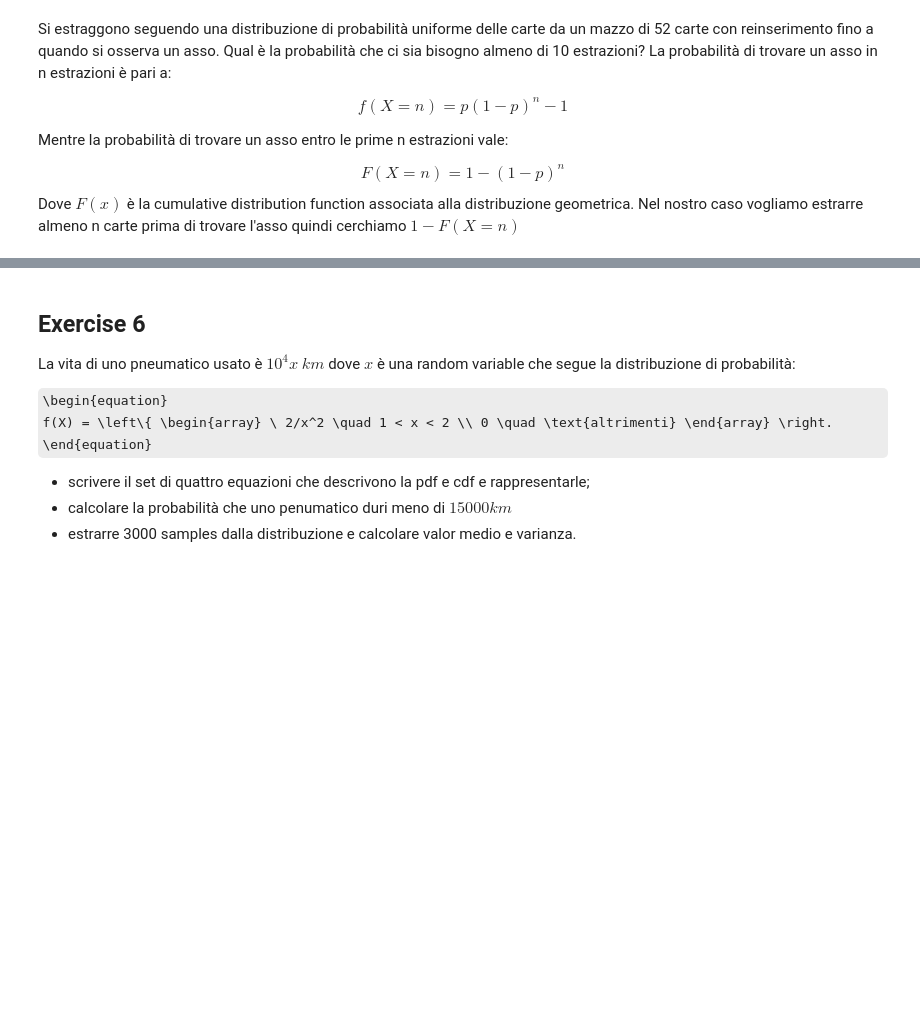
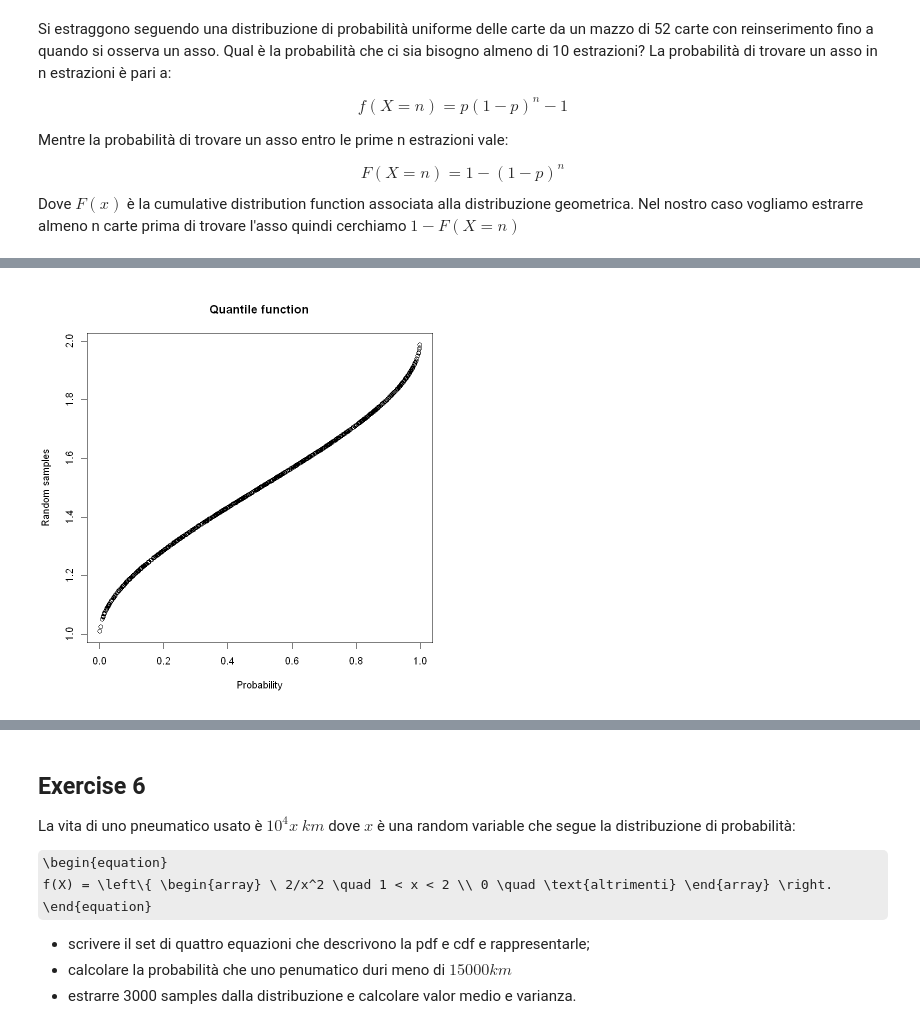
Before and after one commit to samuelelipani/advanced_statistics_of_physical_analysis, a Jupyter notebook: ex2.ipynb, the cells around one changed output, grey strips where cells are left out. Saved outputs shown, nothing was run; the diff lists cells and outputs as text; code cells hidden in the pictures; some formulas as TeX source; blank space fills up the shorter version.

```diff
--- a/ex2.ipynb
+++ b/ex2.ipynb
@@ -232,0 +294,25 @@ $$ f(t) = \left\{ \begin{array} \ c(t-1)(2-t) \quad 1 < t < 2 \\ 0 \quad \text{a
+# %%
+n = 1000
+x = seq(1,2, length=n)
+# se adesso dovessi avere come input di una funzione dei samples di y uniformemente distribuiti in [0,1] come potrei ricavare
+# i corrispondenti valori di x?
+# estraggo innanzitutto una probabilità uniformemente in [0,1]. Teoricamente dovrei andare a risolvere l'equazione f(x)=y per trovare x dove y
+# è il valore che ho appena scelto con runif(1,min=0,max=1). Adesso noto il valore della cdf teorica dato da f(x) faccio in modo di scegliere
+# l'indice di x tale che la differenza f(x)-y sia la minima possibile in valore assoluto. In questa maniera è come se confrontassi uno ad uno
+# le probabilità presenti nel vettore f(x) e prendessi quella più vicina ad y, visto a quale indice corrisponde utilizzo lo stesso per
+# selezionare la x corrispondente che sarà il mio output
+qdf <- function(x) {
+    x.out = c()
+    y.out = c()
+    y = cdf(x)
+    for (i in seq(length(x))){
+        y.in = runif(1,min=0,max=1)
+        x.out[i] = x[which.min(abs(y-y.in))]
+        y.out[i] = y.in
+    }
+    plot(y.out,x.out, main="Quantile function",xlab="Probability",ylab="Random samples")
+}
+
+qdf(x)
+# %% [output]
+[figure, added]
```
Also changed, not shown: parts of 25 cells of this notebook.
